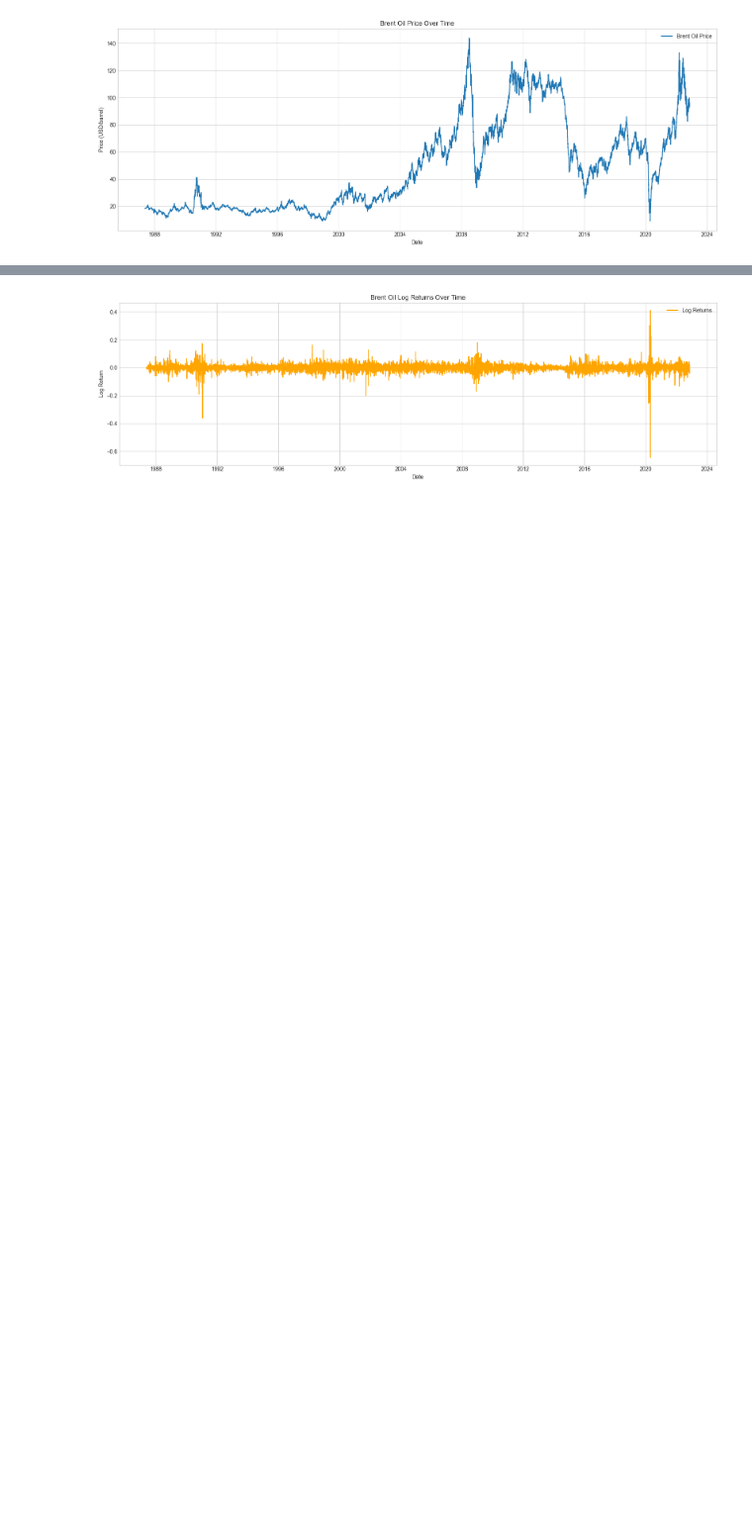
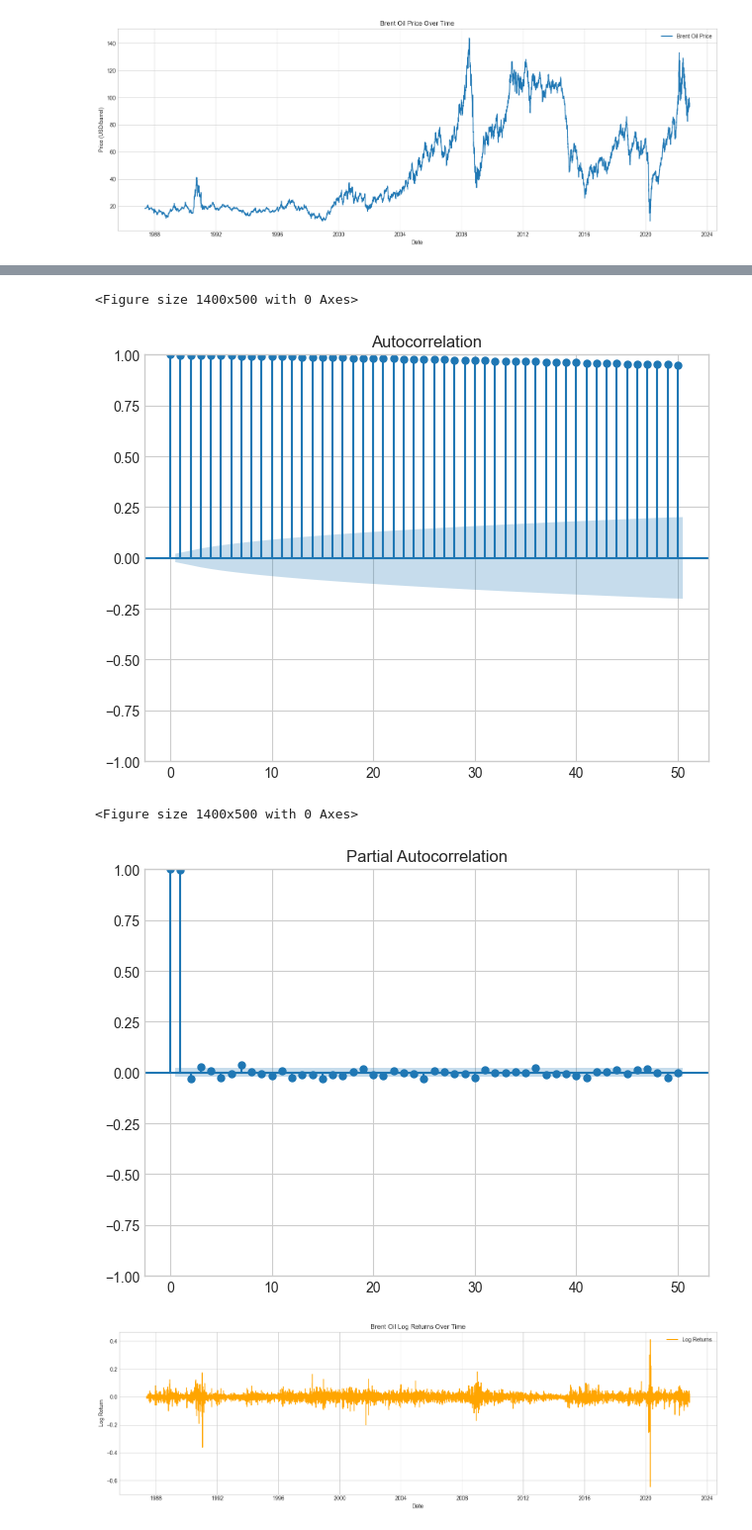
Before and after one commit to OliyadM/brent-oil-price-modeling, a Jupyter notebook: notebooks/01_explore_brent_data.ipynb, the cells around one changed output, grey strips where cells are left out. Shown: that part at 99% size. Cells and saved outputs as stored; diff of their text form; code cells hidden in the pictures; blank space fills up the shorter version.

```diff
--- a/notebooks/01_explore_brent_data.ipynb
+++ b/notebooks/01_explore_brent_data.ipynb
@@ -48,3 +127,20 @@ plt.show()
+# %%
+from statsmodels.graphics.tsaplots import plot_acf, plot_pacf
+
+plt.figure(figsize=(14, 5))
+plot_acf(df['Price'].dropna(), lags=50)
+plt.tight_layout()
+plt.show()
+
+plt.figure(figsize=(14, 5))
+plot_pacf(df['Price'].dropna(), lags=50, method='ywm')
+plt.tight_layout()
+plt.show()
+# %% [output]
+<Figure size 1400x500 with 0 Axes>
+[figure, added]
+<Figure size 1400x500 with 0 Axes>
+[figure, added]
 # %%
 # Calculate log returns
 df['Log_Returns'] = np.log(df['Price'] / df['Price'].shift(1))
```
Also changed, not shown: parts of 5 cells of this notebook.
